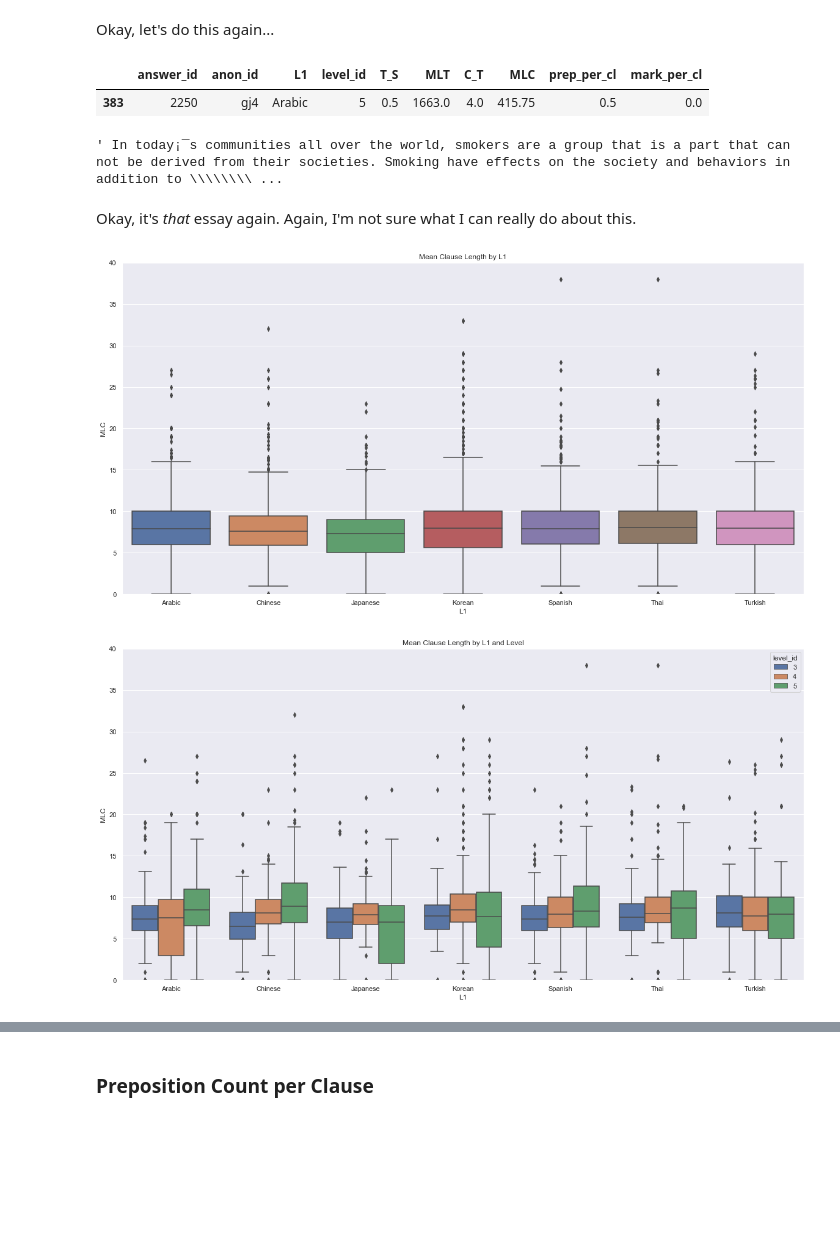
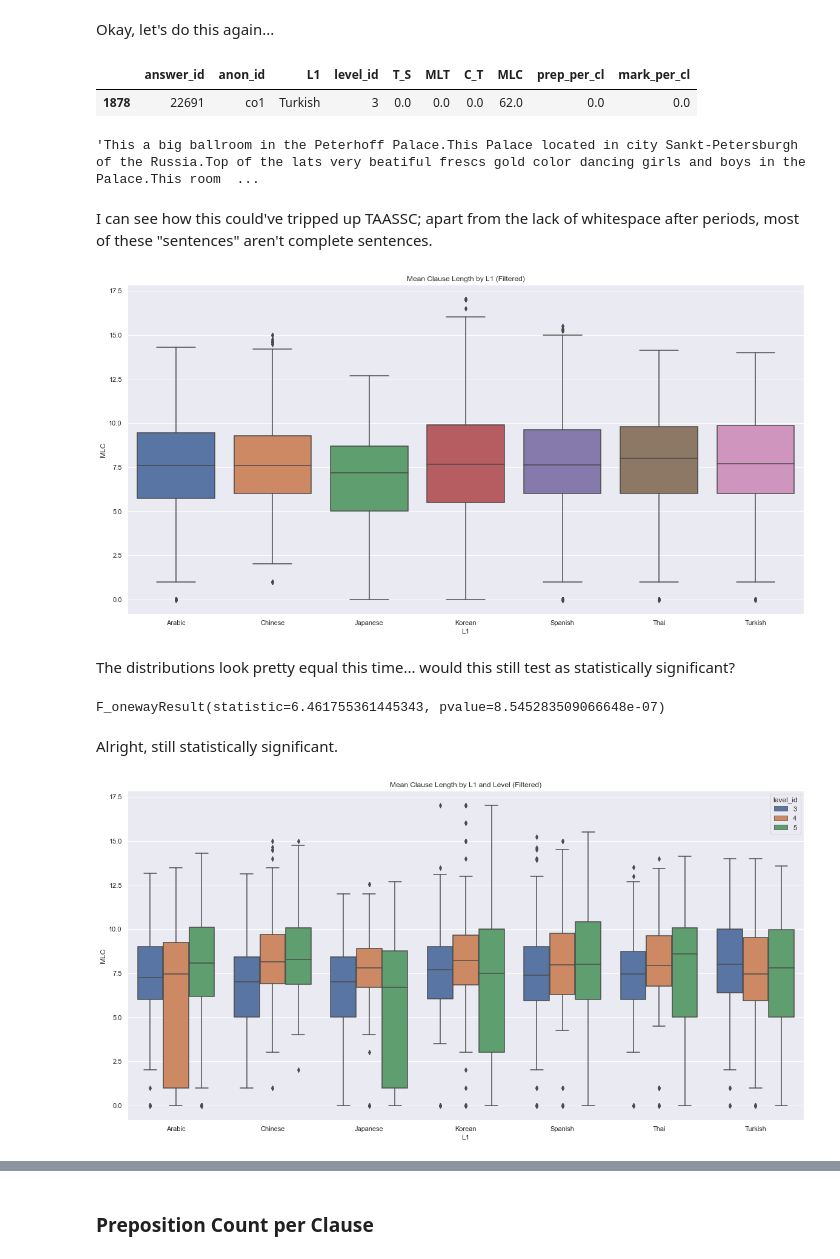
Before and after one commit to Data-Science-for-Linguists-2022/esl-syntactic-analysis, a Jupyter notebook: final-analysis.ipynb, the cells around one changed output, grey strips where cells are left out. Drawn from its saved outputs; the diff is of its cells as text; code cells hidden in the pictures; blank space fills up the shorter version.

```diff
--- a/final-analysis.ipynb
+++ b/final-analysis.ipynb
@@ -318,0 +457,4 @@ plt.show()
+# %%
+print("t-tests by L1:")
+for L1 in mlt_filtered["L1"].unique():
+    print(f"{L1}: {stats.ttest_ind(mlt_filtered[(mlt_filtered['L1'] == L1) & (mlt_filtered['level_id'] == 5)]['MLT'], mlt_filtered[(mlt_filtered['L1'] == L1) & (mlt_filtered['level_id'] == 3)]['MLT'], alternative='greater').pvalue}")
@@ -341,5 +495,13 @@ pelic[pelic["answer_id"] == 22566]["text"].iloc[0]
 # %% [markdown]
 This is a pretty normal essay and definitely doesn't have an absurd number of clauses per T-unit.
 Once again, TAASSC must've parsed this one incorrectly...
+# %%
+c_t_filtered = taassc_measures.copy()
+for L1 in c_t_filtered["L1"].unique():
+    quants = quantiles(c_t_filtered[c_t_filtered["L1"] == L1]["C_T"], n=20) # 5th, 10th, ..., 90th, 95th percentiles
+    c_t_filtered = c_t_filtered[
+        (c_t_filtered["L1"] != L1) |
+        ((c_t_filtered["C_T"] >= quants[0]) & (c_t_filtered["C_T"] <= quants[-1]))  # Filter for only middle 90% of values
+    ]
 # %%
 sns.boxplot(
@@ -364,0 +533,4 @@ plt.show()
+# %%
+print("t-tests by L1:")
+for L1 in c_t_filtered["L1"].unique():
+    print(f"{L1}: {stats.ttest_ind(c_t_filtered[(c_t_filtered['L1'] == L1) & (c_t_filtered['level_id'] == 5)]['C_T'], c_t_filtered[(c_t_filtered['L1'] == L1) & (c_t_filtered['level_id'] == 3)]['C_T'], alternative='greater').pvalue}")
@@ -376,35 +559,48 @@ plt.show()
 # %% [markdown]
 Okay, let's do this again...
 # %%
-taassc_measures[(taassc_measures["L1"] == "Arabic") & (taassc_measures["MLC"] > 400)]
+taassc_measures[(taassc_measures["L1"] == "Turkish") & (taassc_measures["MLC"] > 60)]
 # %% [output]
 |  | answer_id | anon_id | L1 | level_id | T_S | MLT | C_T | MLC | prep_per_cl | mark_per_cl |
-| 383 | 2250 | gj4 | Arabic | 5 | 0.5 | 1663.0 | 4.0 | 415.75 | 0.5 | 0.0 |
+| 1878 | 22691 | co1 | Turkish | 3 | 0.0 | 0.0 | 0.0 | 62.0 | 0.0 | 0.0 |
 # %%
-pelic[pelic["answer_id"] == 2250]["text"].iloc[0]
+pelic[pelic["answer_id"] == 22691]["text"].iloc[0]
 # %% [output]
-' In today¡¯s communities all over the world, smokers are a group that is a part that can not be derived from their societies. Smoking have effects on the society and behaviors in addition to \\\\\\\\ ...
+'This a big ballroom in the Peterhoff Palace.This Palace located in city Sankt-Petersburgh of the Russia.Top of the lats very beatiful frescs gold color dancing girls and boys in the Palace.This room  ...
-# %% [markdown]
-Okay, it's *that* essay again.
-Again, I'm not sure what I can really do about this.
+# %% [markdown]
+I can see how this could've tripped up TAASSC; apart from the lack of whitespace after periods, most of these "sentences" aren't complete sentences.
+# %%
+mlc_filtered = taassc_measures.copy()
+for L1 in mlc_filtered["L1"].unique():
+    quants = quantiles(mlc_filtered[mlc_filtered["L1"] == L1]["MLC"], n=20) # 5th, 10th, ..., 90th, 95th percentiles
+    mlc_filtered = mlc_filtered[
+        (mlc_filtered["L1"] != L1) |
+        ((mlc_filtered["MLC"] >= quants[0]) & (mlc_filtered["MLC"] <= quants[-1]))  # Filter for only middle 90% of values
+    ]
 # %%
 sns.boxplot(
-    data=taassc_measures,
+    data=mlc_filtered,
     x="L1",
     y="MLC"
-).set(title="Mean Clause Length by L1")
-plt.ylim(0, 40)
+).set(title="Mean Clause Length by L1 (Filtered)")
 plt.show()
 # %% [output]
-[figure, old version]
+[figure, new version]
+# %% [markdown]
+The distributions look pretty equal this time... would this still test as statistically significant?
+# %%
+stats.f_oneway(*[mlc_filtered[mlc_filtered["L1"] == L1]["MLC"] for L1 in mlc_filtered["L1"].unique()])
+# %% [output]
+F_onewayResult(statistic=6.461755361445343, pvalue=8.545283509066648e-07)
+# %% [markdown]
+Alright, still statistically significant.
 # %%
 sns.boxplot(
-    data=taassc_measures,
+    data=mlc_filtered,
     x="L1",
     y="MLC",
     hue="level_id"
-).set(title="Mean Clause Length by L1 and Level")
-plt.ylim(0, 40)
+).set(title="Mean Clause Length by L1 and Level (Filtered)")
 plt.show()
 # %% [output]
-[figure, old version]
+[figure, new version]
```
Also changed, not shown: parts of 64 cells of this notebook, 5 other files.
